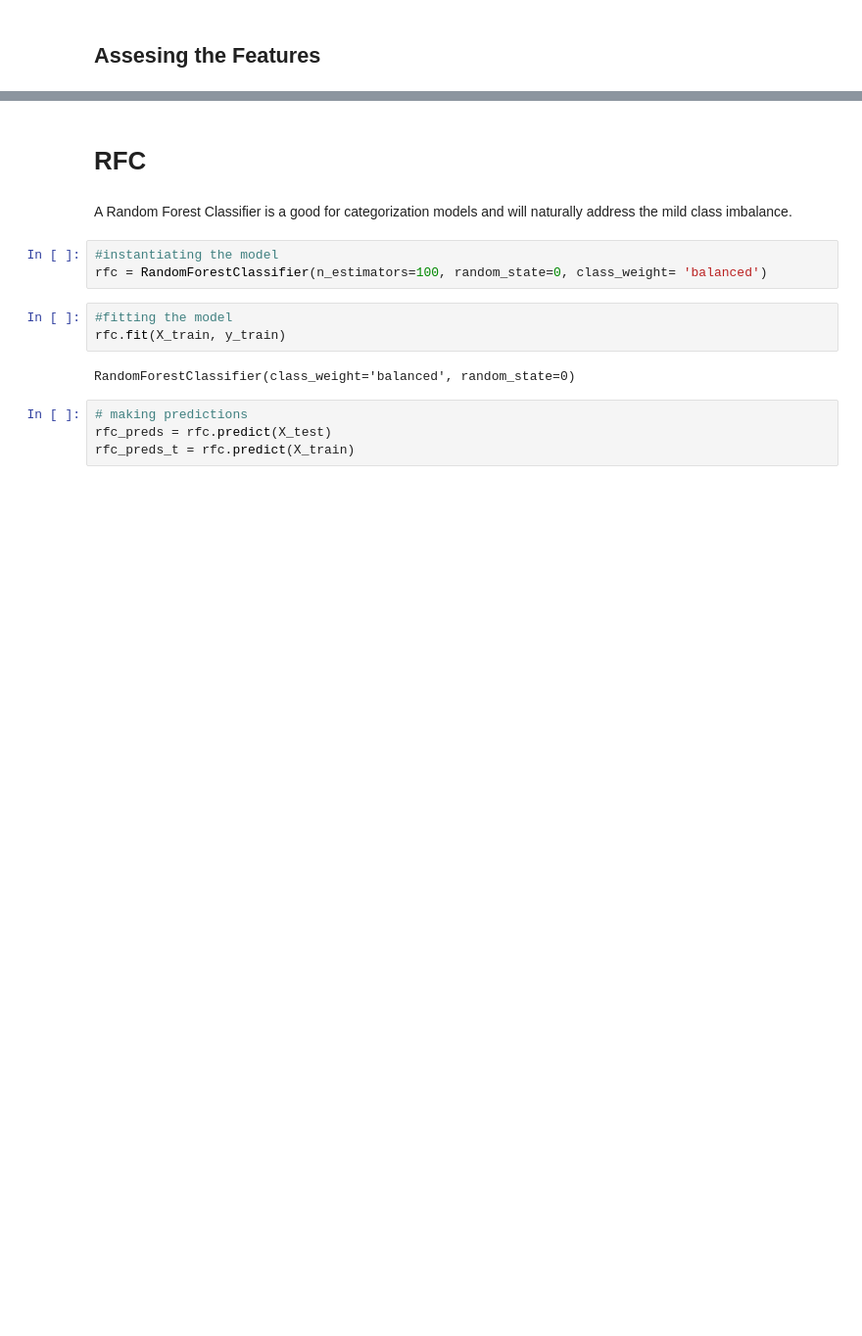
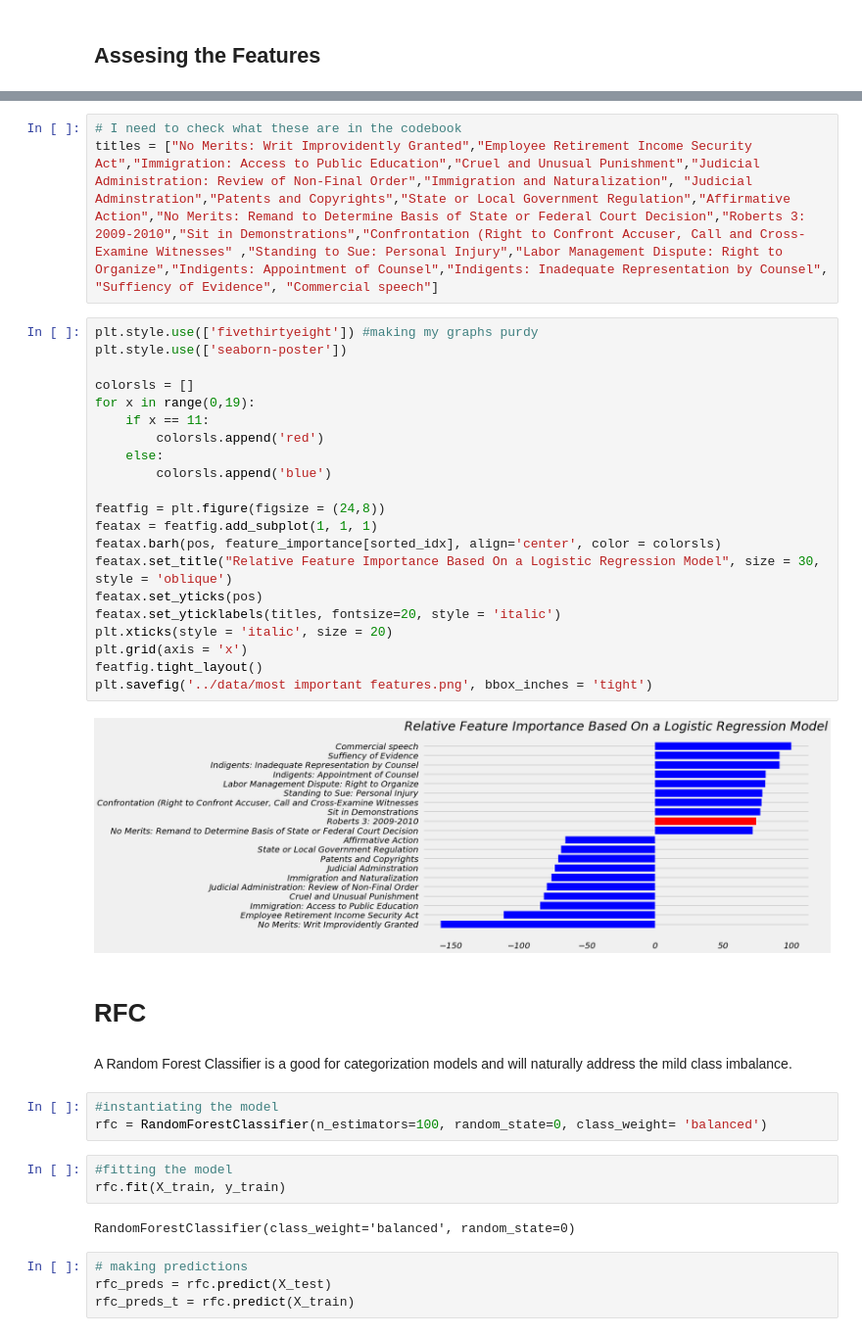
Before and after one commit to acoco10/supreme_court_predictor, a Jupyter notebook: notebooks/SC_Predictor_Modeling_notebook2.ipynb, the cells around one changed output, grey strips where cells are left out. Shown: that part at 98% size. Saved outputs shown, nothing was run; the diff lists cells and outputs as text; blank space fills up the shorter version.

```diff
--- a/notebooks/SC_Predictor_Modeling_notebook2.ipynb
+++ b/notebooks/SC_Predictor_Modeling_notebook2.ipynb
@@ -244,3 +234,30 @@ array([198,   8,  14, 566,  86, 125,  87, 148,  74, 271])
+# %%
+# I need to check what these are in the codebook
+titles = ["No Merits: Writ Improvidently Granted","Employee Retirement Income Security Act","Immigration: Access to Public Education","Cruel and Unusual Punishment","Judicial Administration: Review of Non-Final Order","Immigration and Naturalization", "Judicial Adminstration","Patents and Copyrights","State or Local Government Regulation","Affirmative Action","No Merits: Remand to Determine Basis of State or Federal Court Decision","Roberts 3: 2009-2010","Sit in Demonstrations","Confrontation (Right to Confront Accuser, Call and Cross-Examine Witnesses" ,"Standing to Sue: Personal Injury","Labor Management Dispute: Right to Organize","Indigents: Appointment of Counsel","Indigents: Inadequate Representation by Counsel",
+"Suffiency of Evidence", "Commercial speech"]
+# %%
+plt.style.use(['fivethirtyeight']) #making my graphs purdy
+plt.style.use(['seaborn-poster'])
+
+colorsls = []
+for x in range(0,19):
+    if x == 11:
+        colorsls.append('red')
+    else:
+        colorsls.append('blue')
+
+featfig = plt.figure(figsize = (24,8))
+featax = featfig.add_subplot(1, 1, 1)
+featax.barh(pos, feature_importance[sorted_idx], align='center', color = colorsls)
+featax.set_title("Relative Feature Importance Based On a Logistic Regression Model", size = 30, style = 'oblique')
+featax.set_yticks(pos)
+featax.set_yticklabels(titles, fontsize=20, style = 'italic')
+plt.xticks(style = 'italic', size = 20)
+plt.grid(axis = 'x')
+featfig.tight_layout()
+plt.savefig('../data/most important features.png', bbox_inches = 'tight')
+# %% [output]
+[figure, added]
 # %% [markdown]
 # RFC
 # %% [markdown]
```
Also changed, not shown: parts of 20 cells of this notebook, 10 other files.
